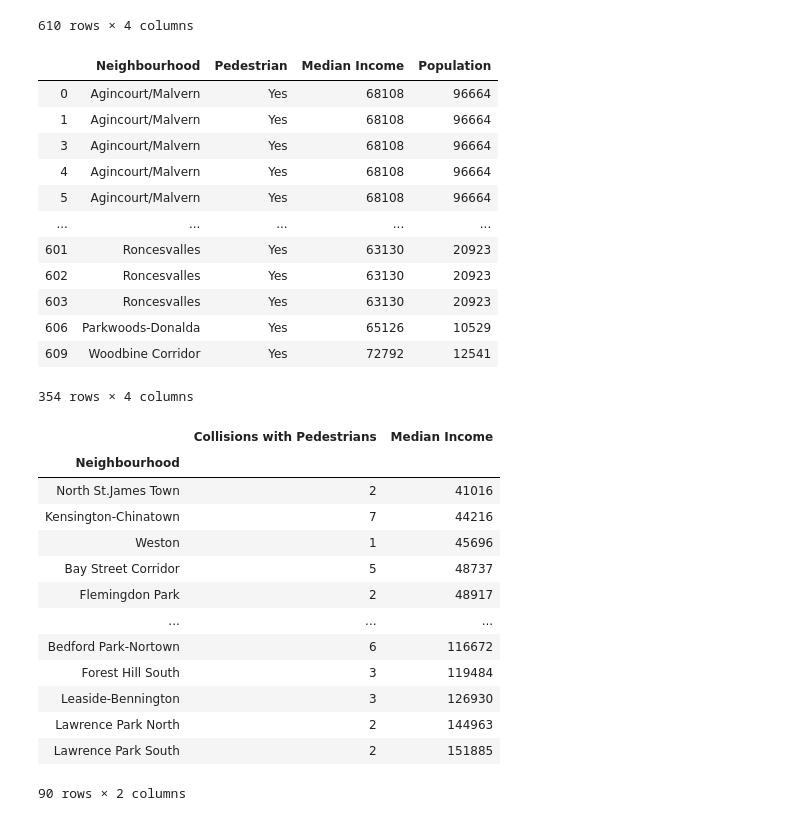
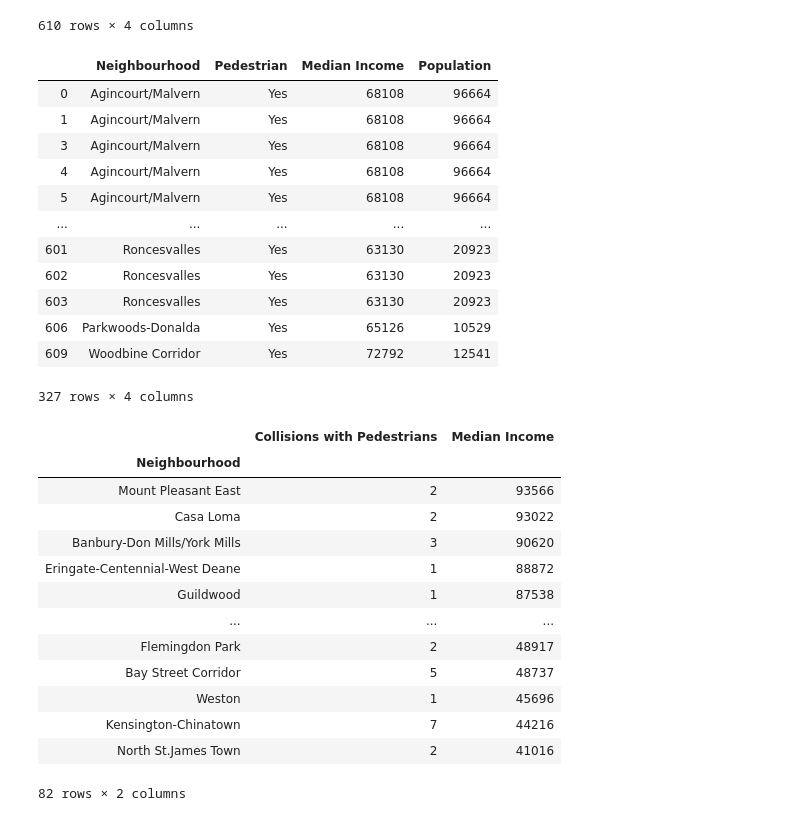
Before and after one commit to nupurgupta5292/SES-vs-Fatal-Road-Collisions, a Jupyter notebook: Toronto/toronto_pedestrians.ipynb, the cells around one changed output. Saved outputs shown, nothing was run; the diff lists cells and outputs as text; code cells hidden in the pictures.

```diff
--- a/Toronto/toronto_pedestrians.ipynb
+++ b/Toronto/toronto_pedestrians.ipynb
@@ -9,7 +9,7 @@ import scipy.stats as sts
 # %%
 #Data sets
 #toronto police data
-toronto_collision= pd.read_csv('Resources/Fatal_Collisions_toronto.csv')
+toronto_data= pd.read_csv('Resources/Fatal_Collisions_toronto.csv')
 #Toronto census data
 toronto_income= pd.read_csv('Resources/income_toronto.csv')
 # %%
@@ -56,6 +56,9 @@ toronto_pedestrian=pd.merge(toronto_pedestrian,toronto_income)
 # %%
 #Keep only rows involving pedestrians
 toronto_pedestrian=(toronto_pedestrian[toronto_pedestrian["Pedestrian"] == 'Yes'])
+
+#remove same outliers as last time
+toronto_pedestrian=(toronto_pedestrian[toronto_pedestrian["Median Income"] <= 97000])
 toronto_pedestrian
 # %% [output]
 |  | Neighbourhood | Pedestrian | Median Income | Population |
@@ -70,32 +73,32 @@ toronto_pedestrian
 | 603 | Roncesvalles | Yes | 63130 | 20923 |
 | 606 | Parkwoods-Donalda | Yes | 65126 | 10529 |
 | 609 | Woodbine Corridor | Yes | 72792 | 12541 |
-354 rows × 4 columns
+327 rows × 4 columns
 # %%
 #Group by neighbourhood
 pedestrian_collisions=pd.DataFrame(toronto_pedestrian.groupby('Neighbourhood')['Pedestrian'].count())
 
 pedestrian_income=pd.DataFrame(toronto_pedestrian.groupby('Neighbourhood')['Median Income'].min())
 
 pedesitrian_hood=pd.merge(pedestrian_collisions,pedestrian_income, on='Neighbourhood')
 pedesitrian_hood=pedesitrian_hood.rename(columns={'Pedestrian':'Collisions with Pedestrians'})
-pedesitrian_hood=pedesitrian_hood.sort_values('Median Income',ascending=True)
+pedesitrian_hood=pedesitrian_hood.sort_values('Median Income',ascending=False)
 pedesitrian_hood
 # %% [output]
 |  | Collisions with Pedestrians | Median Income |
 | Neighbourhood |  |  |
+| Mount Pleasant East | 2 | 93566 |
+| Casa Loma | 2 | 93022 |
+| Banbury-Don Mills/York Mills | 3 | 90620 |
+| Eringate-Centennial-West Deane | 1 | 88872 |
+| Guildwood | 1 | 87538 |
+| ... | ... | ... |
+| Flemingdon Park | 2 | 48917 |
+| Bay Street Corridor | 5 | 48737 |
+| Weston | 1 | 45696 |
+| Kensington-Chinatown | 7 | 44216 |
 | North St.James Town | 2 | 41016 |
-| Kensington-Chinatown | 7 | 44216 |
-| Weston | 1 | 45696 |
-| Bay Street Corridor | 5 | 48737 |
-| Flemingdon Park | 2 | 48917 |
-| ... | ... | ... |
-| Bedford Park-Nortown | 6 | 116672 |
-| Forest Hill South | 3 | 119484 |
-| Leaside-Bennington | 3 | 126930 |
-| Lawrence Park North | 2 | 144963 |
-| Lawrence Park South | 2 | 151885 |
-90 rows × 2 columns
+82 rows × 2 columns
 # %%
 #Dependent varaible is collisions (y)
 x_axis=pedesitrian_hood['Median Income']
```
Also changed, not shown: parts of 1 cell of this notebook, 9 other files.
